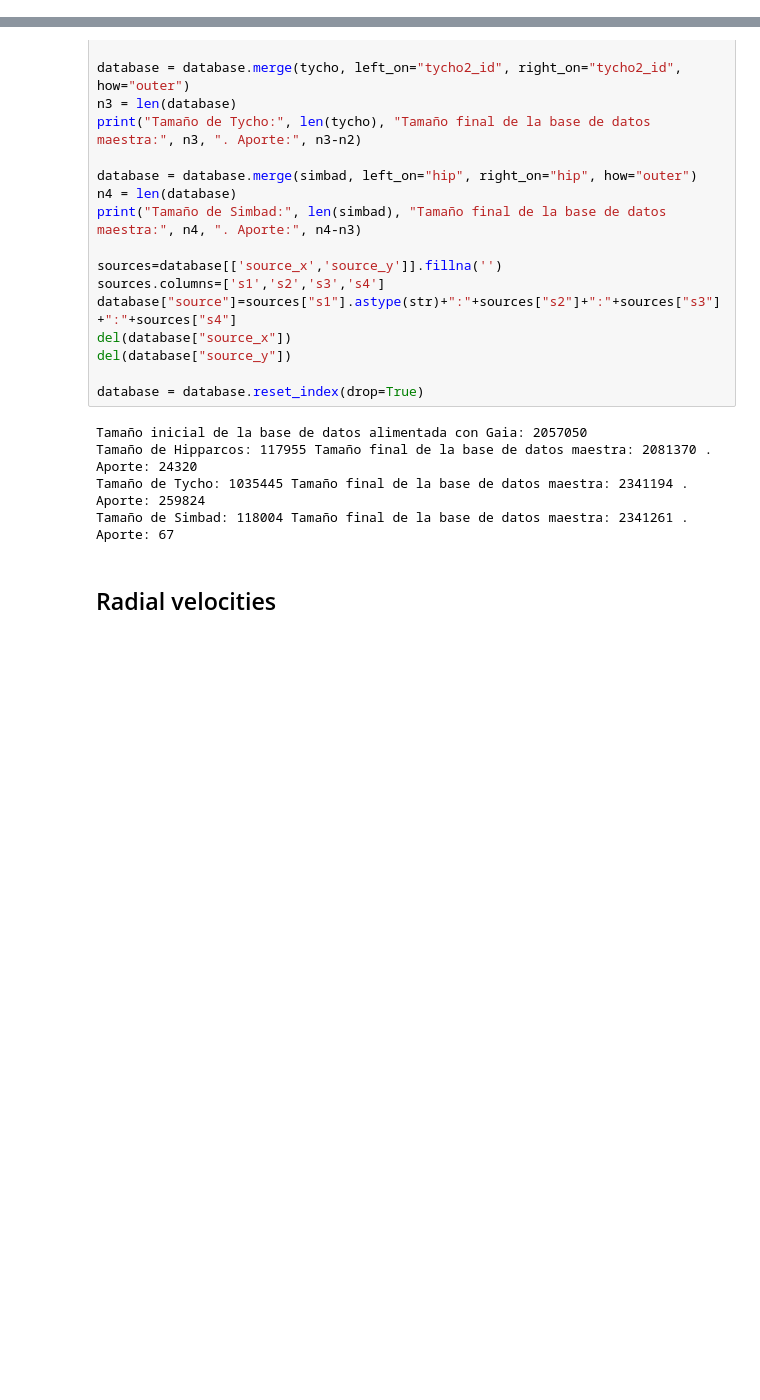
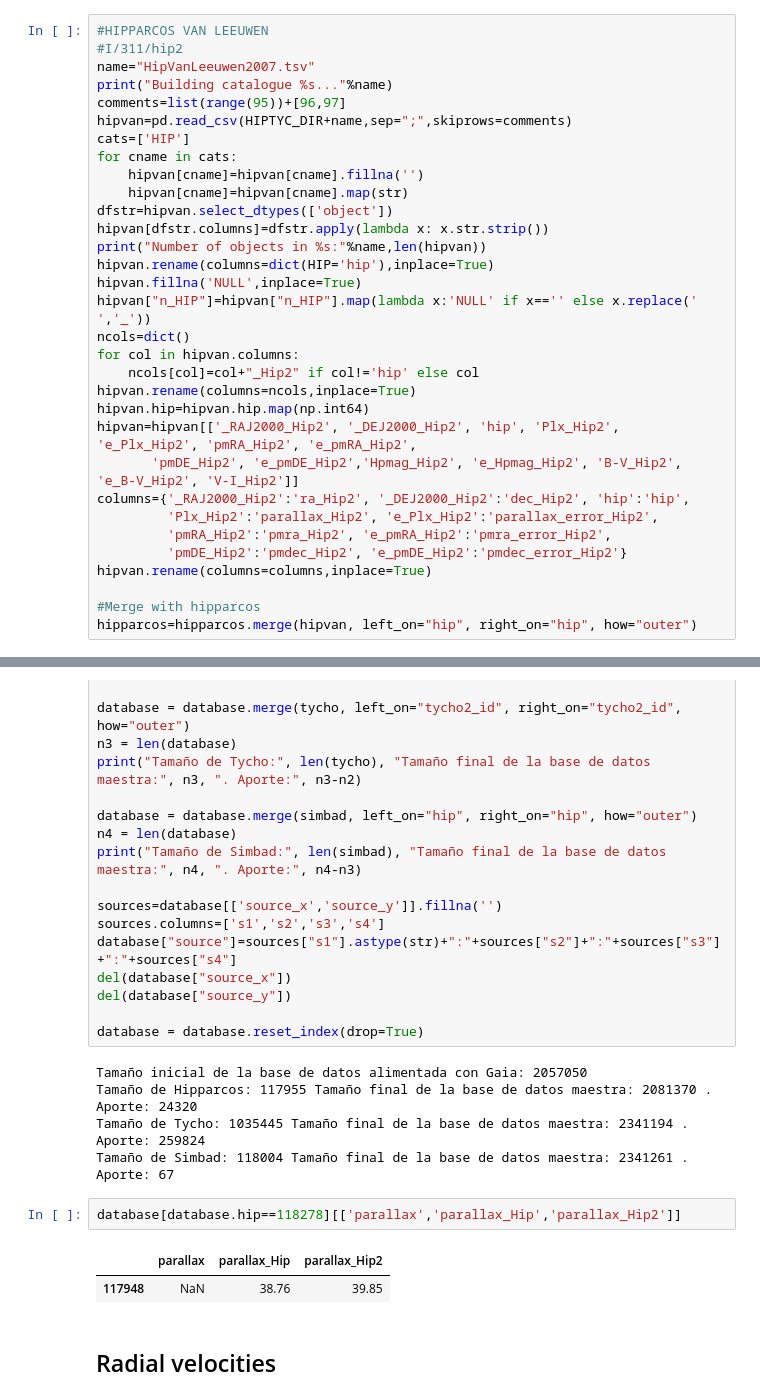
Before and after one commit to seap-udea/iWander, a Jupyter notebook: db/build.ipynb, the cells around one changed output, grey strips where cells are left out. Drawn from its saved outputs; the diff is of its cells as text; blank space fills up the shorter version.

```diff
--- a/db/build.ipynb
+++ b/db/build.ipynb
@@ -181,0 +181,32 @@ Objects discarded: 263
+# %%
+#HIPPARCOS VAN LEEUWEN
+#I/311/hip2
+name="HipVanLeeuwen2007.tsv"
+print("Building catalogue %s..."%name)
+comments=list(range(95))+[96,97]
+hipvan=pd.read_csv(HIPTYC_DIR+name,sep=";",skiprows=comments)
+cats=['HIP']
+for cname in cats:
+    hipvan[cname]=hipvan[cname].fillna('')
+    hipvan[cname]=hipvan[cname].map(str)
+dfstr=hipvan.select_dtypes(['object'])
+hipvan[dfstr.columns]=dfstr.apply(lambda x: x.str.strip())
+print("Number of objects in %s:"%name,len(hipvan))
+hipvan.rename(columns=dict(HIP='hip'),inplace=True)
+hipvan.fillna('NULL',inplace=True)
+hipvan["n_HIP"]=hipvan["n_HIP"].map(lambda x:'NULL' if x=='' else x.replace(' ','_'))
+ncols=dict()
+for col in hipvan.columns:
+    ncols[col]=col+"_Hip2" if col!='hip' else col
+hipvan.rename(columns=ncols,inplace=True)
+hipvan.hip=hipvan.hip.map(np.int64)
+hipvan=hipvan[['_RAJ2000_Hip2', '_DEJ2000_Hip2', 'hip', 'Plx_Hip2', 'e_Plx_Hip2', 'pmRA_Hip2', 'e_pmRA_Hip2',
+       'pmDE_Hip2', 'e_pmDE_Hip2','Hpmag_Hip2', 'e_Hpmag_Hip2', 'B-V_Hip2', 'e_B-V_Hip2', 'V-I_Hip2']]
+columns={'_RAJ2000_Hip2':'ra_Hip2', '_DEJ2000_Hip2':'dec_Hip2', 'hip':'hip',
+         'Plx_Hip2':'parallax_Hip2', 'e_Plx_Hip2':'parallax_error_Hip2',
+         'pmRA_Hip2':'pmra_Hip2', 'e_pmRA_Hip2':'pmra_error_Hip2',
+         'pmDE_Hip2':'pmdec_Hip2', 'e_pmDE_Hip2':'pmdec_error_Hip2'}
+hipvan.rename(columns=columns,inplace=True)
+
+#Merge with hipparcos
+hipparcos=hipparcos.merge(hipvan, left_on="hip", right_on="hip", how="outer")
@@ -399,6 +413,11 @@ Tamaño inicial de la base de datos alimentada con Gaia: 2057050
 Tamaño de Hipparcos: 117955 Tamaño final de la base de datos maestra: 2081370 . Aporte: 24320
 Tamaño de Tycho: 1035445 Tamaño final de la base de datos maestra: 2341194 . Aporte: 259824
 Tamaño de Simbad: 118004 Tamaño final de la base de datos maestra: 2341261 . Aporte: 67
+# %%
+database[database.hip==118278][['parallax','parallax_Hip','parallax_Hip2']]
+# %% [output]
+|  | parallax | parallax_Hip | parallax_Hip2 |
+| 117948 | NaN | 38.76 | 39.85 |
 # %% [markdown]
 ## Radial velocities
 # %% [markdown]
```
Also changed, not shown: parts of 23 cells of this notebook, 11 other files.
